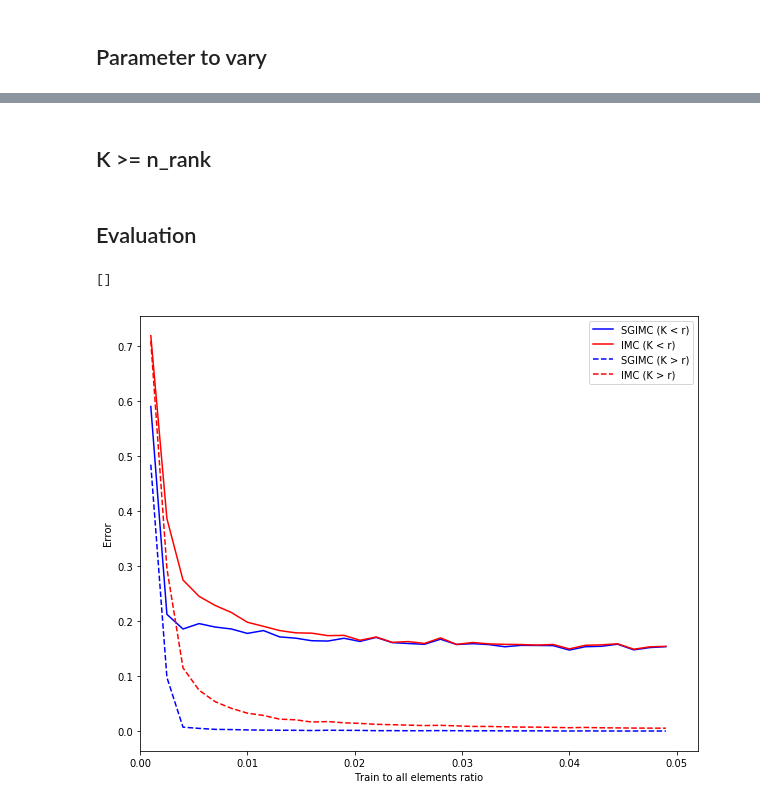
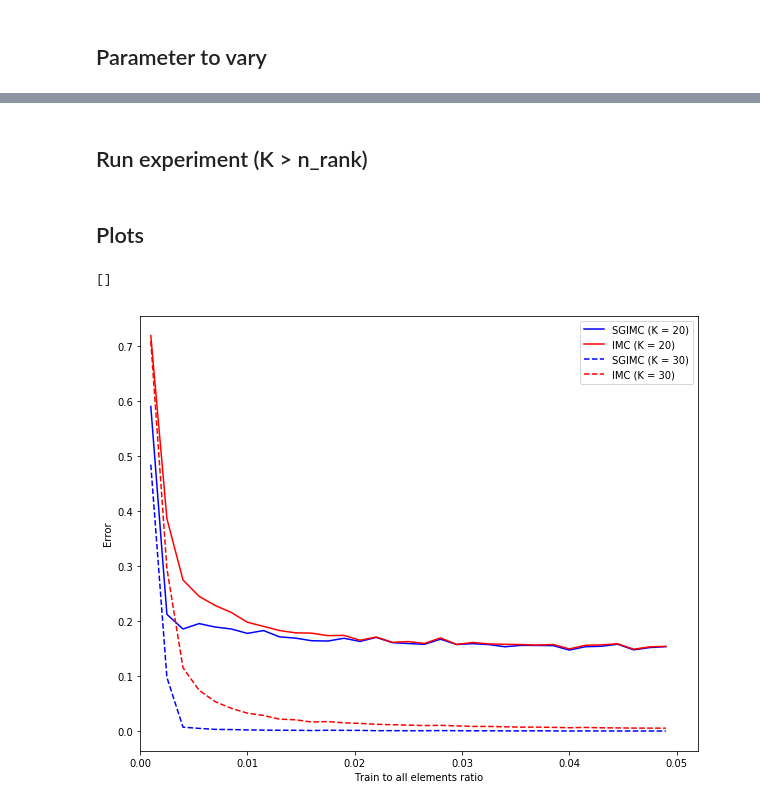
Before and after one commit to premolab/SGIMC, a Jupyter notebook: experiments/Number of instances for training.ipynb, the cells around one changed output, grey strips where cells are left out. Cells and saved outputs as stored; diff of their text form; code cells hidden in the pictures.

Commit message:
short and clear notebooks for experiments using header, minor fixes of the notebooks

```diff
--- a/experiments/Number of instances for training.ipynb
+++ b/experiments/Number of instances for training.ipynb
@@ -141,7 +101,7 @@ for i, elem in enumerate(elements):
 losses = np.array(losses)
 np.save(exp_path + "results_sgimc.npy", losses)
 # %% [markdown]
-## K >= n_rank
+## Run experiment (K > n_rank)
 # %%
 K = 30
 # %%
@@ -180,32 +138,32 @@ for i, elem in enumerate(elements):
 losses = np.array(losses)
 np.save(exp_path + "results_sgimc_1.npy", losses)
 # %% [markdown]
-## Evaluation
+## Plots
 # %%
 exp_path = "/nmnt/x04-hdd/boris_temp/SGIMC_IMC/article_instances/"
 
 sgimc_losses = np.load(exp_path + "results_sgimc.npy")
 imc_losses = np.load(exp_path + "results_imc.npy")
 
 sgimc_losses_1 = np.load(exp_path + "results_sgimc_1.npy")
 imc_losses_1 = np.load(exp_path + "results_imc_1.npy")
 
 
 plt.figure(figsize=(10,8))
-plt.plot(elem_short, sgimc_losses[::3], 'b-', label='SGIMC (K < r)')
-plt.plot(elem_short, imc_losses, 'r-', label='IMC (K < r)')
+plt.plot(elem_short, sgimc_losses[::3], 'b-', label='SGIMC (K = 20)')
+plt.plot(elem_short, imc_losses, 'r-', label='IMC (K = 20)')
 
-plt.plot(elem_short, sgimc_losses_1[::3], 'b--', label='SGIMC (K > r)')
-plt.plot(elem_short, imc_losses_1, 'r--', label='IMC (K > r)')
+plt.plot(elem_short, sgimc_losses_1[::3], 'b--', label='SGIMC (K = 30)')
+plt.plot(elem_short, imc_losses_1, 'r--', label='IMC (K = 30)')
 
 plt.xlim((0,0.052))
 #plt.ylim((0,1))
 
 plt.xlabel('Train to all elements ratio')
 plt.ylabel('Error')
 plt.legend()
 
 plt.plot()
 # %% [output]
 []
-[figure, old version]
+[figure, new version]
```
Also changed, not shown: parts of 9 cells of this notebook, 3 other files.
